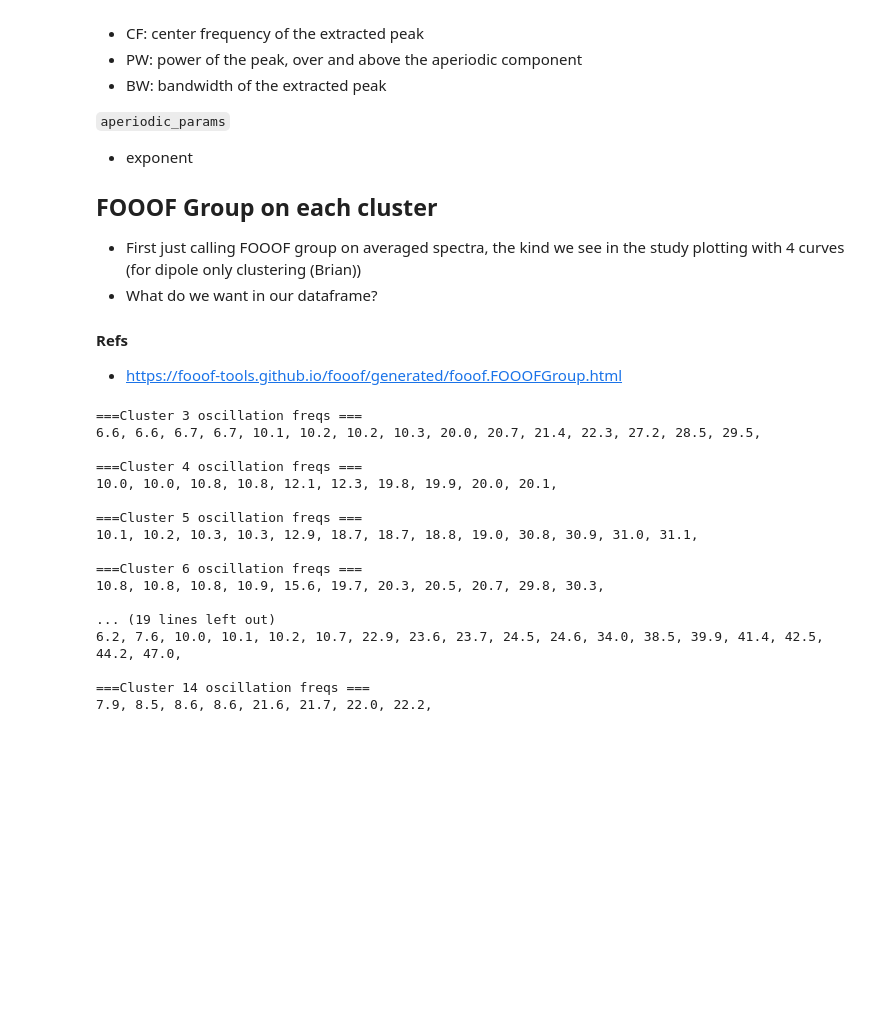
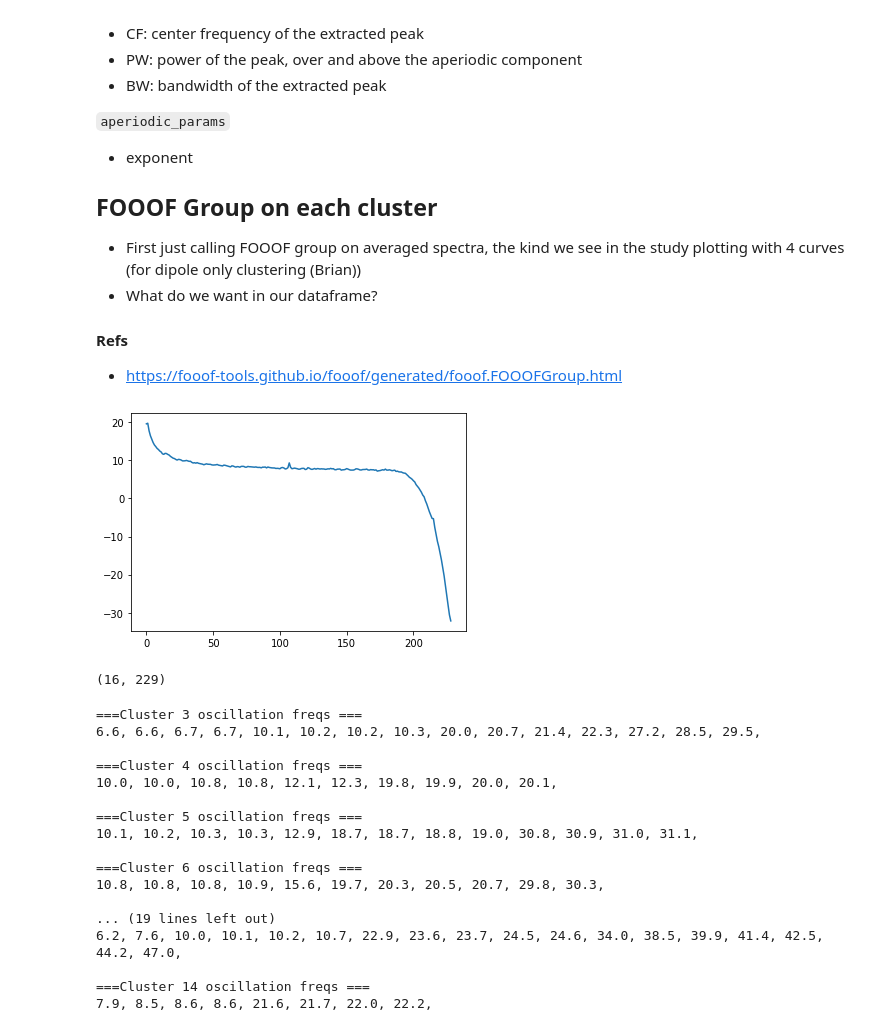
Before and after one commit to bfbarry/Metric-Modulation, a Jupyter notebook: spectral_analysis.ipynb, the cells around one changed output. Drawn from its saved outputs; the diff is of its cells as text; code cells hidden in the pictures; blank space fills up the shorter version.

```diff
--- a/spectral_analysis.ipynb
+++ b/spectral_analysis.ipynb
@@ -53,4 +53,16 @@ Relevant resources
 
 #### Refs
 - https://fooof-tools.github.io/fooof/generated/fooof.FOOOFGroup.html
+# %%
+p_spectrum = loadmat('./data/spectra/dip_only/brian_diponly_{}_spectra.mat'.format(5))
+specfreqs, specdata = p_spectrum['specfreqs'][0], p_spectrum['specdata']
+group_spec = specdata.mean(0)[0].T
+plt.plot(group_spec[0])
+plt.show()
+# %% [output]
+[figure, added]
+# %%
+group_spec.shape
+# %% [output]
+(16, 229)
 # %%
```
Also changed, not shown: parts of 4 cells of this notebook, 2 other files.
